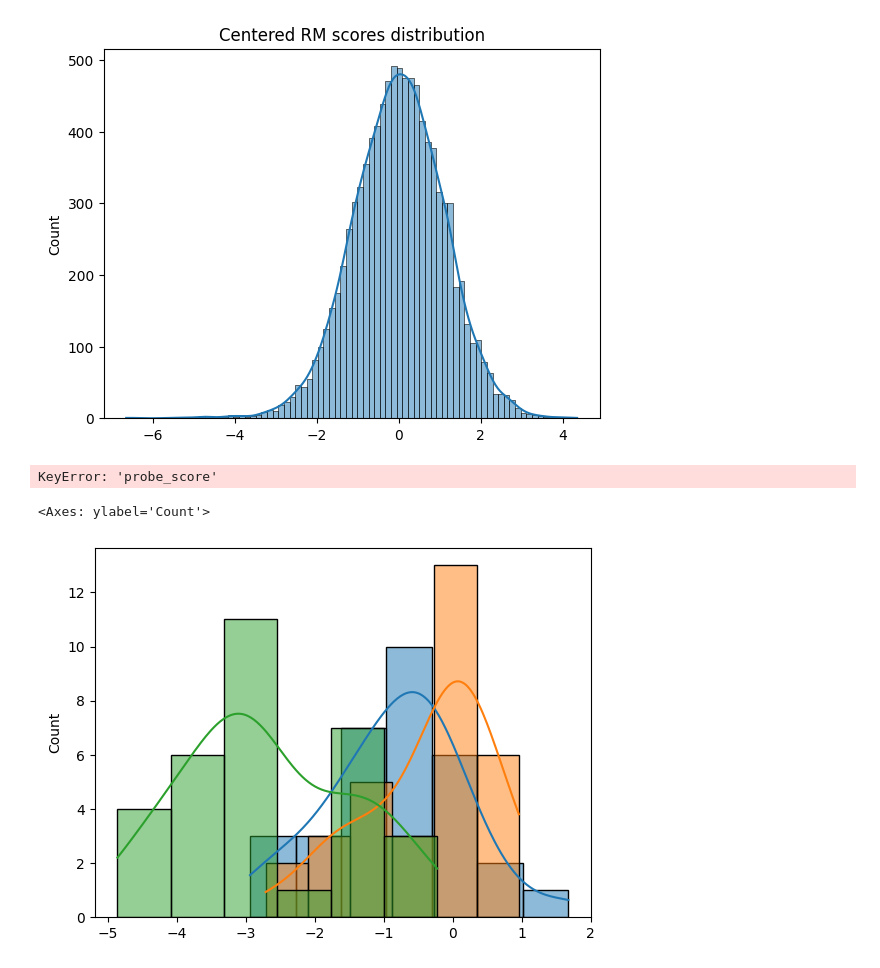
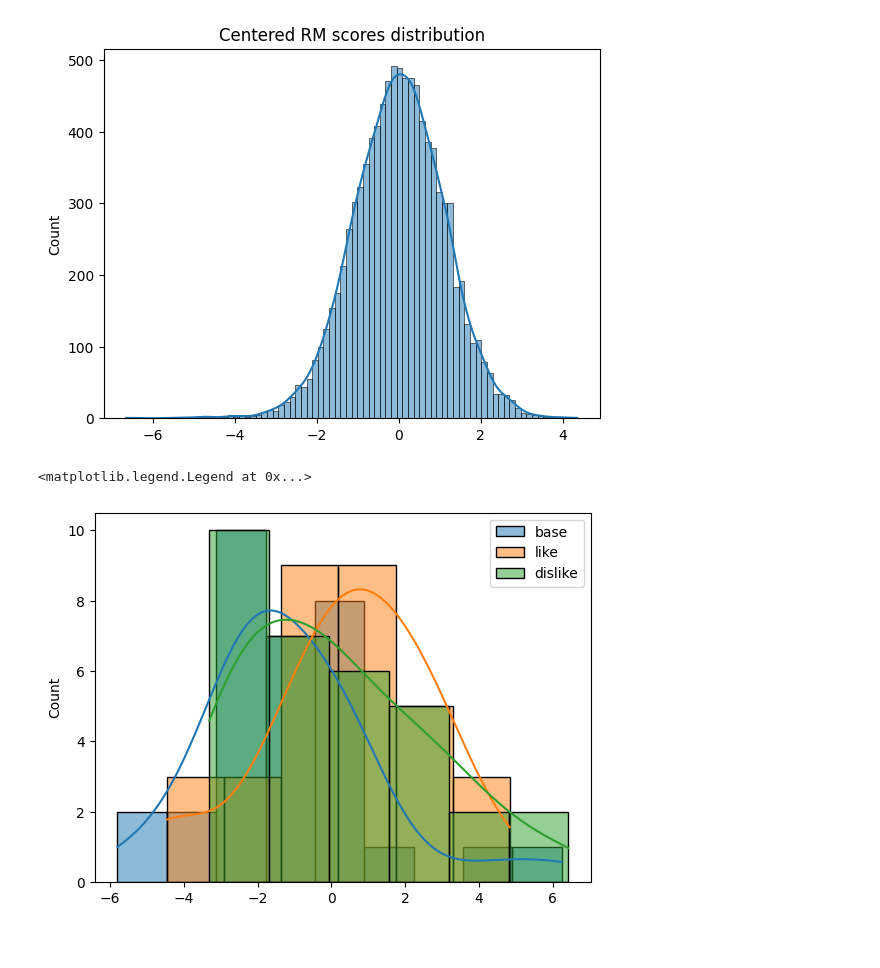
Before and after one commit to henrypapadatos/LLM-sycophancy, a Jupyter notebook: plots/RM_probe_distribution.ipynb, the cells around one changed output. Cells and saved outputs as stored; diff of their text form; code cells hidden in the pictures.

```diff
--- a/plots/RM_probe_distribution.ipynb
+++ b/plots/RM_probe_distribution.ipynb
@@ -6,7 +6,9 @@ import numpy as np
 import matplotlib.pyplot as plt
 
 file = '/nas/ucb/henrypapadatos/Sycophancy/results/BoN_RM_Starling_scores_distribution_probeV15.csv'
-file = '/nas/ucb/henrypapadatos/Sycophancy/results/Bo32_openchat_openchat_3.5_02_16_2024_00_08_55_feedback_poem_300-800_Ultranew.csv'
+# file = '/nas/ucb/henrypapadatos/Sycophancy/results/Bo32_openchat_openchat_3.5_02_16_2024_00_08_55_feedback_poem_300-800_Ultranew.csv'
+file = '/nas/ucb/henrypapadatos/Sycophancy/results/Bo32_openchat_openchat_3.5_02_16_2024_00_08_55_feedback_poem_300-800_Ultranew_probe_ultraRM_V1.csv'
+
 df = pd.read_csv(file)
 df['RM_score'] = df['RM_score'].apply(ast.literal_eval)
 df['RM_score'] = df['RM_score'].apply(lambda x: np.array(x))
@@ -46,15 +50,15 @@ Text(0.5, 1.0, 'Centered RM scores distribution')
 # %%
 df['probe_score'] = df['probe_score'].apply(ast.literal_eval)
 df['probe_score'] = df['probe_score'].apply(lambda x: np.array(x))
-# %% [output]
-KeyError: 'probe_score'
 # %%
-sns.histplot(df.iloc[0]['probe_score'], kde=True)
-sns.histplot(df.iloc[1]['probe_score'], kde=True)
-sns.histplot(df.iloc[2]['probe_score'], kde=True)
+sns.histplot(df.iloc[0]['probe_score'], kde=True, label='base')
+sns.histplot(df.iloc[1]['probe_score'], kde=True, label='like')
+sns.histplot(df.iloc[2]['probe_score'], kde=True, label='dislike')
+
+plt.legend()
 # %% [output]
-<Axes: ylabel='Count'>
+<matplotlib.legend.Legend at 0x...>
-[figure, old version]
+[figure, new version]
 # %%
 df['centered_probe_score'] = df['probe_score'].apply(lambda x: x - np.mean(x))
 all_centered_probe_scores = []
```
Also changed, not shown: parts of 4 cells of this notebook, 6 other files.
